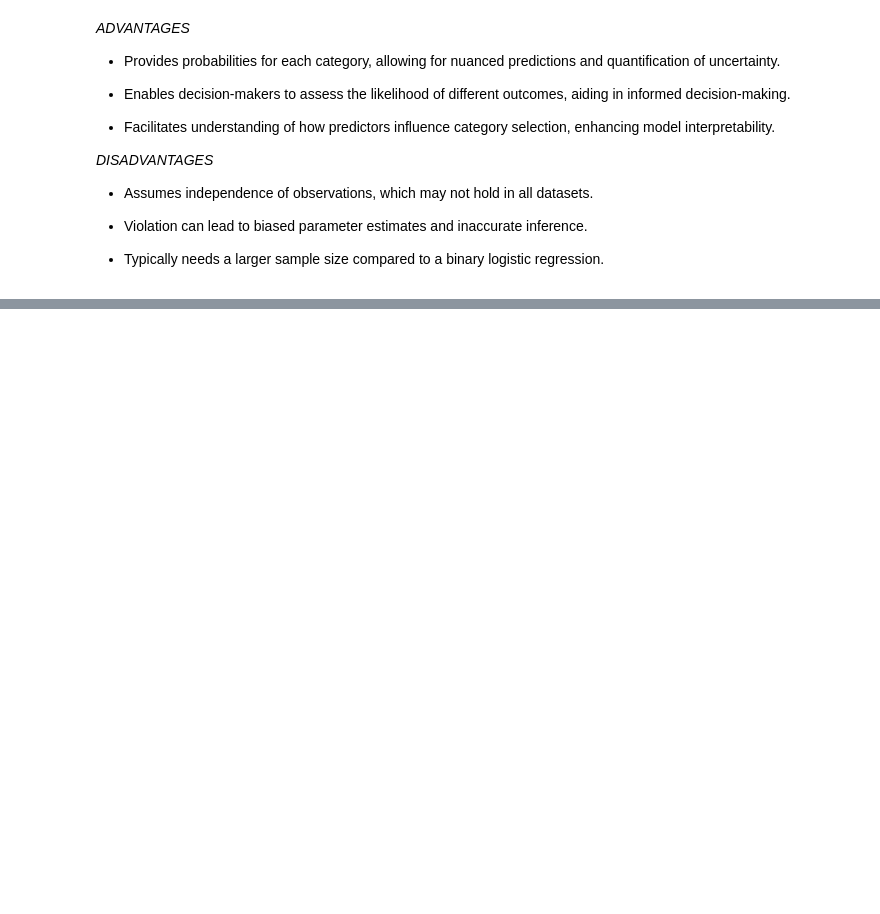
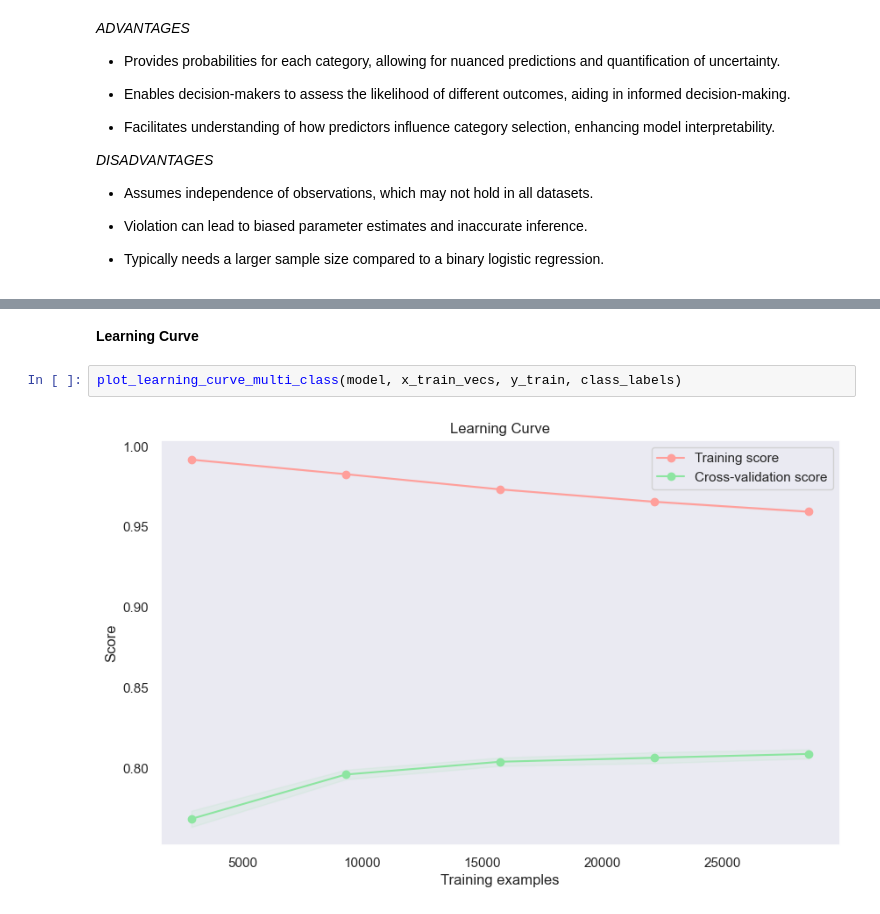
Before and after one commit to donkey-king-kong/CSCI-4907-NLU, a Jupyter notebook: Code/Full Source Code.ipynb, the cells around one changed output, grey strips where cells are left out. Drawn from its saved outputs; the diff is of its cells as text; blank space fills up the shorter version.

```diff
--- a/Code/Full Source Code.ipynb
+++ b/Code/Full Source Code.ipynb
@@ -728,0 +914,6 @@ plot_learning_curve_multi_class(model, x_train_vecs, y_train, class_labels)
+# %% [markdown]
+**Learning Curve**
+# %%
+plot_learning_curve_multi_class(model, x_train_vecs, y_train, class_labels)
+# %% [output]
+[figure, added]
```
Also changed, not shown: parts of 24 cells of this notebook.
